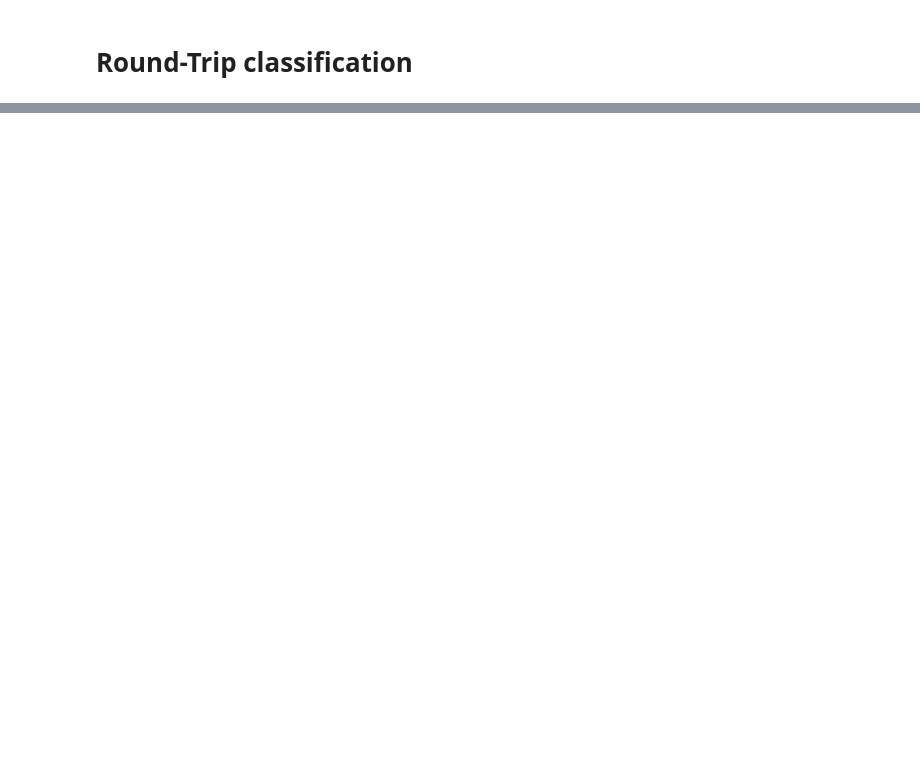
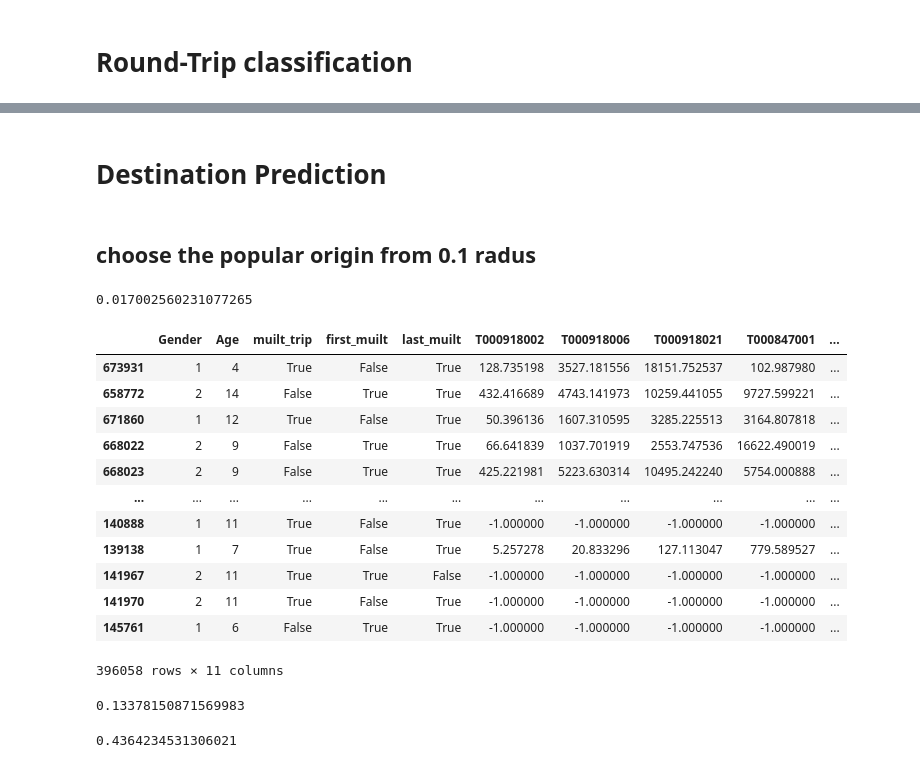
Before and after one commit to wangyichengsh/uOttawa, a Jupyter notebook: SYSC 5703/final project/ieee-bigdata-cup-2022-destination-prediction/SYSC_5703.ipynb, the cells around one changed output, grey strips where cells are left out. Drawn from its saved outputs; the diff is of its cells as text; code cells hidden in the pictures; blank space fills up the shorter version.

```diff
--- a/SYSC 5703/final project/ieee-bigdata-cup-2022-destination-prediction/SYSC_5703.ipynb
+++ b/SYSC 5703/final project/ieee-bigdata-cup-2022-destination-prediction/SYSC_5703.ipynb
@@ -60,30 +60,12 @@ def get_clean_data(zone_name):
 
     df['Occupation_washed'] = df.apply(lambda x: int(x['Occupation']) if not label_map[zone_name]['Occupation'].get(x['Occupation']) else int(label_map[zone_name]['Occupation'][x['Occupation']]), axis=1)
 
-    df['Occupation_Categorical'] = df['Occupation_washed'].map({1: 'Managers', 2: 'Technicians', \
-                                 3: 'Clerical', 4: 'Sales', \
-                                 5: 'Services', 6: 'Security', \
-                                 7: 'Argriculture', 8: 'Laborer', \
-                                 9: 'Transport', 10: 'Architecture', \
-                                 11: 'Porter', 12: 'Other', \
-                                 13: 'Preschoolers', 14: 'High', \
-                                 15: 'Homemakers', 16: 'Inoccupation', \
-                                 21: 'Employed', 99: 'Unknown'})
 
     df['Trip_type_washed'] = df.apply(lambda x: int(x['Trip_type']) if not label_map[zone_name]['Trip Type'].get(x['Trip_type']) else int(label_map[zone_name]['Trip Type'][x['Trip_type']]), axis=1)
 
-    df['Trip_type_Categorical'] = df['Trip_type_washed'].map({1: 'Work', 2: 'School', \
-                                 3: 'Home', 4: 'Shopping', \
-                                 5: 'Entertainment', 6: 'Other', \
-                                 7: 'Sales', 8: 'Meeting', \
-                                 9: 'Repair', 10: 'Farm', \
-                                 11: 'Business', 12: 'Back', \
-                                 46: 'Free', 47: 'Business', \
-                                 99: 'Unknown'})
-
     df['Departure_time_washed'] = df['Departure_time'].apply(maptime)
     df['Gender_Categorical'] = df['Gender'].map({1: 'Male', 2: 'Female'})
-    df['Departure_time_washed_Categorical'] = df['Departure_time_washed'].map({0: 'Morning', 1: 'Noon', 2: 'Evening'})
+
     catcols = df.select_dtypes(['object']).columns
     df[catcols] = df[catcols].astype('category')
     return  df
@@ -92,7 +74,10 @@ def get_round_trip_label(df):
     df = df.sort_values(by=['Pid', 'Departure_time'], ascending=True)
     data_len = len(df)
     # 0: not a roundtrip  1: a round trip
-    round_trip =[]
+    round_trip = []
+    muilt_trip = []
+    first_muilt = []
+    last_muilt = []
     # store the last record
     cache_record = {'Pid':-1,'Departure_time':datetime(1900,1,1)}
     for i in range(data_len):
@@ -102,38 +87,48 @@ def get_round_trip_label(df):
             next_row = {'Pid':-1,'Departure_time':datetime(1900,1,1), 'Origin':-1, 'Destination':-1}
         else:
             next_row = df.iloc[i+1]
-        if (cache_record.get('Pid') != row['Pid'] or cache_record.get('Departure_time').date() != row['Departure_time'].date()) and (i+1==data_len or ( next_row['Pid'] != df.iloc[i]['Pid'] or next_row['Departure_time'].date() != row['Departure_time'].date() ) ):
+        if (cache_record.get('Pid') != row['Pid'] or cache_record.get('Departure_time').date() != row['Departure_time'].date()) and (i+1==data_len or ( next_row['Pid'] != row['Pid'] or next_row['Departure_time'].date() != row['Departure_time'].date() ) ):
             if(row['Origin'] != row['Destination']):
                 round_trip.append(0)
             else:
                 round_trip.append(1)
-
+            muilt_trip.append(False)
+            last_muilt.append(True)
         # mulit record
         else:
+            muilt_trip.append(True)
             if (i+1==data_len or ( next_row['Pid'] != row['Pid'] or next_row['Departure_time'].date() != row['Departure_time'].date() ) ):
                 if (row['Destination'] != cache_record['last_Origin']):
                     round_trip.append(0)
                 else:
                     round_trip.append(1)
+                last_muilt.append(True)
             else:
                 if(row['Destination'] != next_row['Origin']):
                     round_trip.append(0)
                 else:
                     round_trip.append(1)
+                last_muilt.append(False)
         # update the last record
         if  cache_record.get('Pid') != row['Pid']:
             cache_record['Pid'] = row['Pid']
             cache_record['Departure_time'] = row['Departure_time']
             cache_record['last_Origin'] = row['Origin']
             cache_record['last_Destination'] = row['Destination']
+            first_muilt.append(True)
         elif cache_record.get('Departure_time').date() != row['Departure_time'].date():
             cache_record['Departure_time'] = row['Departure_time']
             cache_record['last_Origin'] = row['Origin']
             cache_record['last_Destination'] = row['Destination']
+            first_muilt.append(True)
         else:
             cache_record['Departure_time'] = row['Departure_time']
             cache_record['last_Destination'] = row['Destination']
+            first_muilt.append(False)
     df['round_trip'] = round_trip
+    df['muilt_trip'] = muilt_trip
+    df['first_muilt'] = first_muilt
+    df['last_muilt'] = last_muilt
     return  df
 # %%
 def getgeoattr(df, zone_name,col_name='Origin'):
@@ -703,0 +637,4 @@ array([[ 62956,  51092],
+# %% [markdown]
+# Destination Prediction
+# %% [markdown]
+## choose the popular origin from 0.1 radus
@@ -703,0 +676,2 @@ array([[ 62956,  51092],
+# %%
+nrt_data = train_data['Tokyo'][train_data['Tokyo']['round_trip'] == 0]
@@ -703,0 +687,29 @@ array([[ 62956,  51092],
+# %%
+print(accuracy_score(pred_dest, nrt_data['Destination']))
+# %% [output]
+0.017002560231077265
+# %%
+nrt_data[['Gender', 'Age', 'muilt_trip', 'first_muilt', 'last_muilt', 'T000918002', 'T000918006', 'T000918021', 'T000847001','Origin', 'Destination']]
+# %% [output]
+|  | Gender | Age | muilt_trip | first_muilt | last_muilt | T000918002 | T000918006 | T000918021 | T000847001 | ... |
+| 673931 | 1 | 4 | True | False | True | 128.735198 | 3527.181556 | 18151.752537 | 102.987980 | ... |
+| 658772 | 2 | 14 | False | True | True | 432.416689 | 4743.141973 | 10259.441055 | 9727.599221 | ... |
+| 671860 | 1 | 12 | True | False | True | 50.396136 | 1607.310595 | 3285.225513 | 3164.807818 | ... |
+| 668022 | 2 | 9 | False | True | True | 66.641839 | 1037.701919 | 2553.747536 | 16622.490019 | ... |
+| 668023 | 2 | 9 | False | True | True | 425.221981 | 5223.630314 | 10495.242240 | 5754.000888 | ... |
+| ... | ... | ... | ... | ... | ... | ... | ... | ... | ... | ... |
+| 140888 | 1 | 11 | True | False | True | -1.000000 | -1.000000 | -1.000000 | -1.000000 | ... |
+| 139138 | 1 | 7 | True | False | True | 5.257278 | 20.833296 | 127.113047 | 779.589527 | ... |
+| 141967 | 2 | 11 | True | True | False | -1.000000 | -1.000000 | -1.000000 | -1.000000 | ... |
+| 141970 | 2 | 11 | True | False | True | -1.000000 | -1.000000 | -1.000000 | -1.000000 | ... |
+| 145761 | 1 | 6 | False | True | True | -1.000000 | -1.000000 | -1.000000 | -1.000000 | ... |
+396058 rows × 11 columns
+# %%
+mulit_nrt_df = nrt_data[nrt_data['muilt_trip']]
+len(mulit_nrt_df[mulit_nrt_df['Origin'] == mulit_nrt_df['Destination']])/len(mulit_nrt_df)
+# %% [output]
+0.13378150871569983
+# %%
+len(mulit_nrt_df)/len(nrt_data)
+# %% [output]
+0.4364234531306021
```
Also changed, not shown: parts of 73 cells of this notebook, 1 other file.
